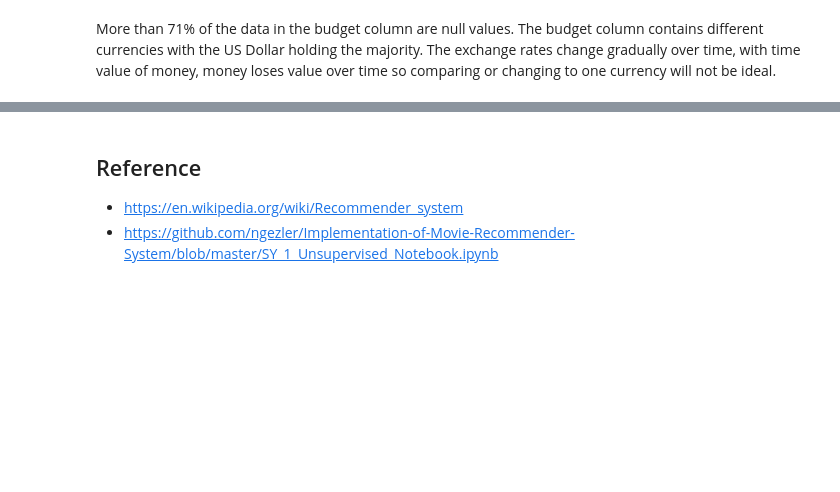
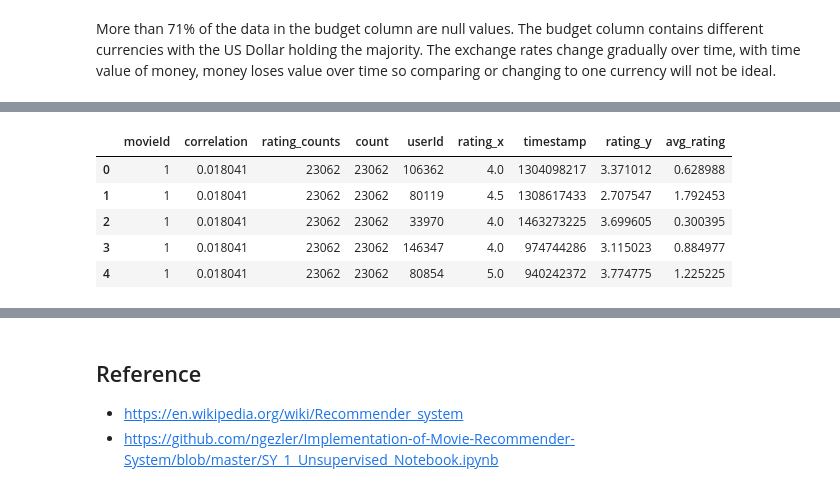
Before and after one commit to MafikengZ/Unsupervised-Learning-Recommender-Systems, a Jupyter notebook: engine.ipynb, the cells around one changed output, grey strips where cells are left out. Saved outputs shown, nothing was run; the diff lists cells and outputs as text; code cells hidden in the pictures; blank space fills up the shorter version.

```diff
--- a/engine.ipynb
+++ b/engine.ipynb
@@ -979,0 +1173,5 @@ More than 71% of the data in the budget column are null values. The budget colum
+# %%
+pvt_table = rating_avg.pivot_table(values='rating_x',
+                           index='userId', columns='movieId')
+
+pvt_table.head()
@@ -979,0 +1252,10 @@ More than 71% of the data in the budget column are null values. The budget colum
+# %%
+trial = pd.merge(corr_shawshank, rating_avg, on='movieId')
+trial.head()
+# %% [output]
+|  | movieId | correlation | rating_counts | count | userId | rating_x | timestamp | rating_y | avg_rating |
+| 0 | 1 | 0.018041 | 23062 | 23062 | 106362 | 4.0 | 1304098217 | 3.371012 | 0.628988 |
+| 1 | 1 | 0.018041 | 23062 | 23062 | 80119 | 4.5 | 1308617433 | 2.707547 | 1.792453 |
+| 2 | 1 | 0.018041 | 23062 | 23062 | 33970 | 4.0 | 1463273225 | 3.699605 | 0.300395 |
+| 3 | 1 | 0.018041 | 23062 | 23062 | 146347 | 4.0 | 974744286 | 3.115023 | 0.884977 |
+| 4 | 1 | 0.018041 | 23062 | 23062 | 80854 | 5.0 | 940242372 | 3.774775 | 1.225225 |
```
Also changed, not shown: parts of 88 cells of this notebook.
